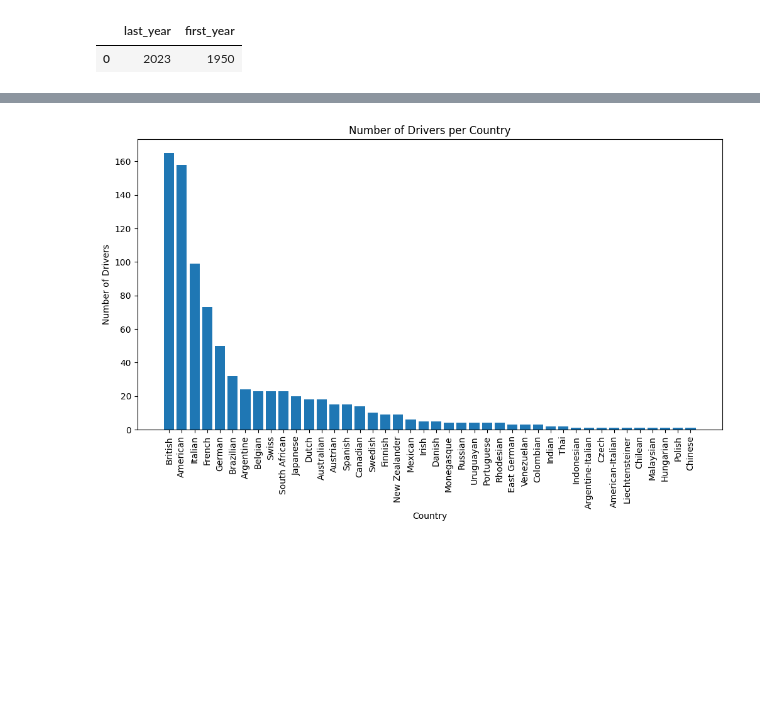
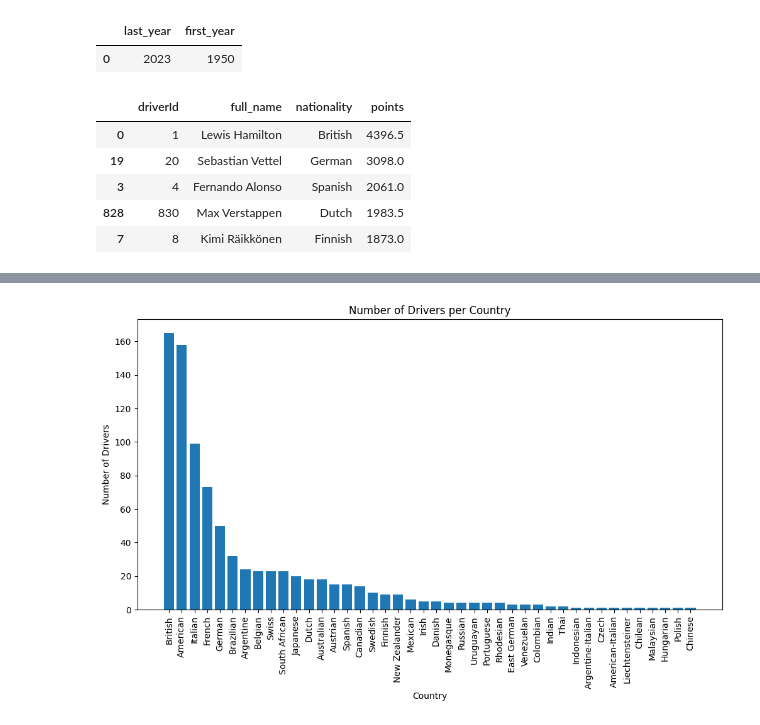
Before and after one commit to NateHu203/qtm151spring2023, a Jupyter notebook: final_project/final_project.ipynb, the cells around one changed output, grey strips where cells are left out. Cells and saved outputs as stored; diff of their text form; code cells hidden in the pictures; blank space fills up the shorter version.

```diff
--- a/final_project/final_project.ipynb
+++ b/final_project/final_project.ipynb
@@ -73,0 +94,22 @@ pd.read_sql(text("SELECT MAX(year) AS last_year, MIN(year) AS first_year \
+# %%
+# Create a new column called full_name
+drivers_merge['full_name']=drivers_merge['forename']+" "+drivers_merge['surname']
+
+# Subset the merged dataset and group by driverId to sum the points of each driver
+driver_points = (drivers_merge[['driverId', 'full_name','points',"nationality"]]
+                 .groupby(['driverId','full_name','nationality'])
+                 .sum().reset_index())
+
+# Sort the drivers by total points
+driver_points_sorted = driver_points.sort_values(by='points', ascending=False)
+
+# Display the sorted driver points, top 100 drivers
+top_100_drivers = driver_points_sorted.head(100)
+top_100_drivers.head(5)
+# %% [output]
+|  | driverId | full_name | nationality | points |
+| 0 | 1 | Lewis Hamilton | British | 4396.5 |
+| 19 | 20 | Sebastian Vettel | German | 3098.0 |
+| 3 | 4 | Fernando Alonso | Spanish | 2061.0 |
+| 828 | 830 | Max Verstappen | Dutch | 1983.5 |
+| 7 | 8 | Kimi Räikkönen | Finnish | 1873.0 |
```
Also changed, not shown: parts of 9 cells of this notebook.
